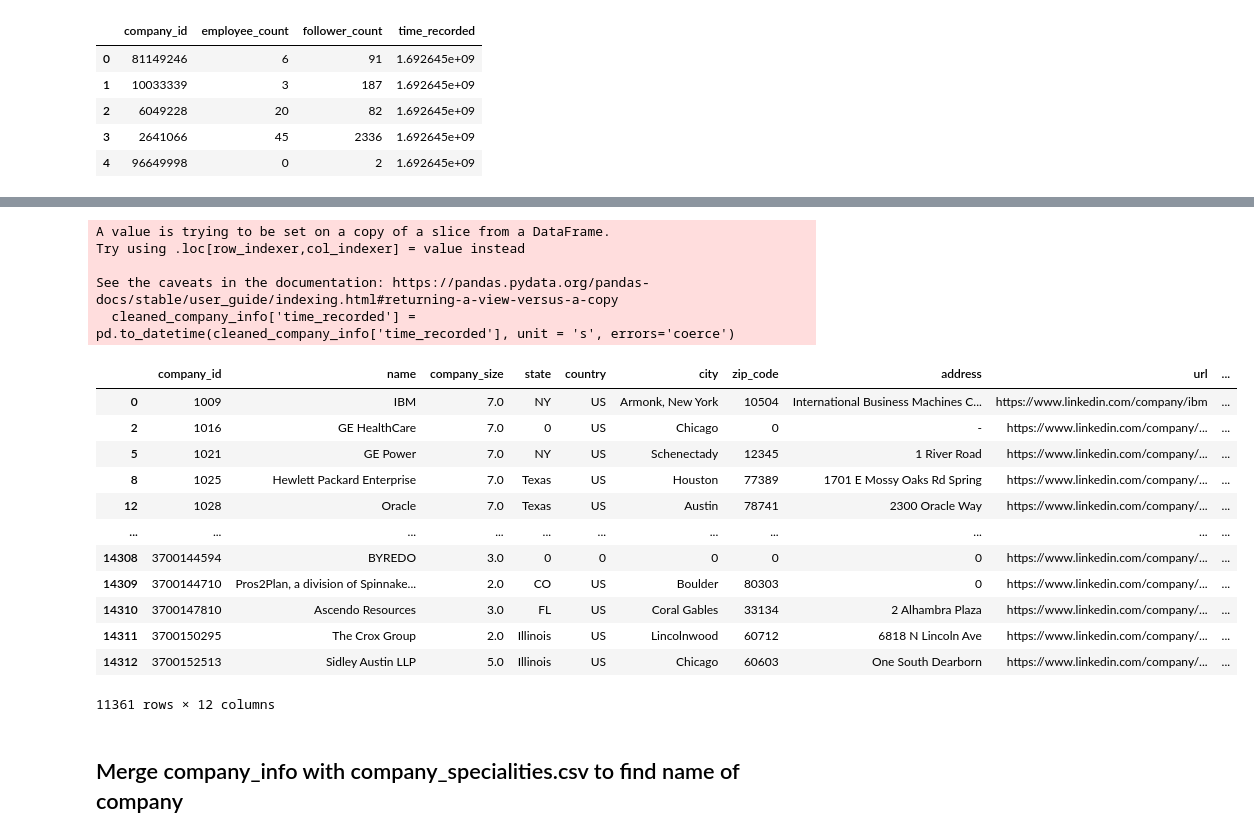
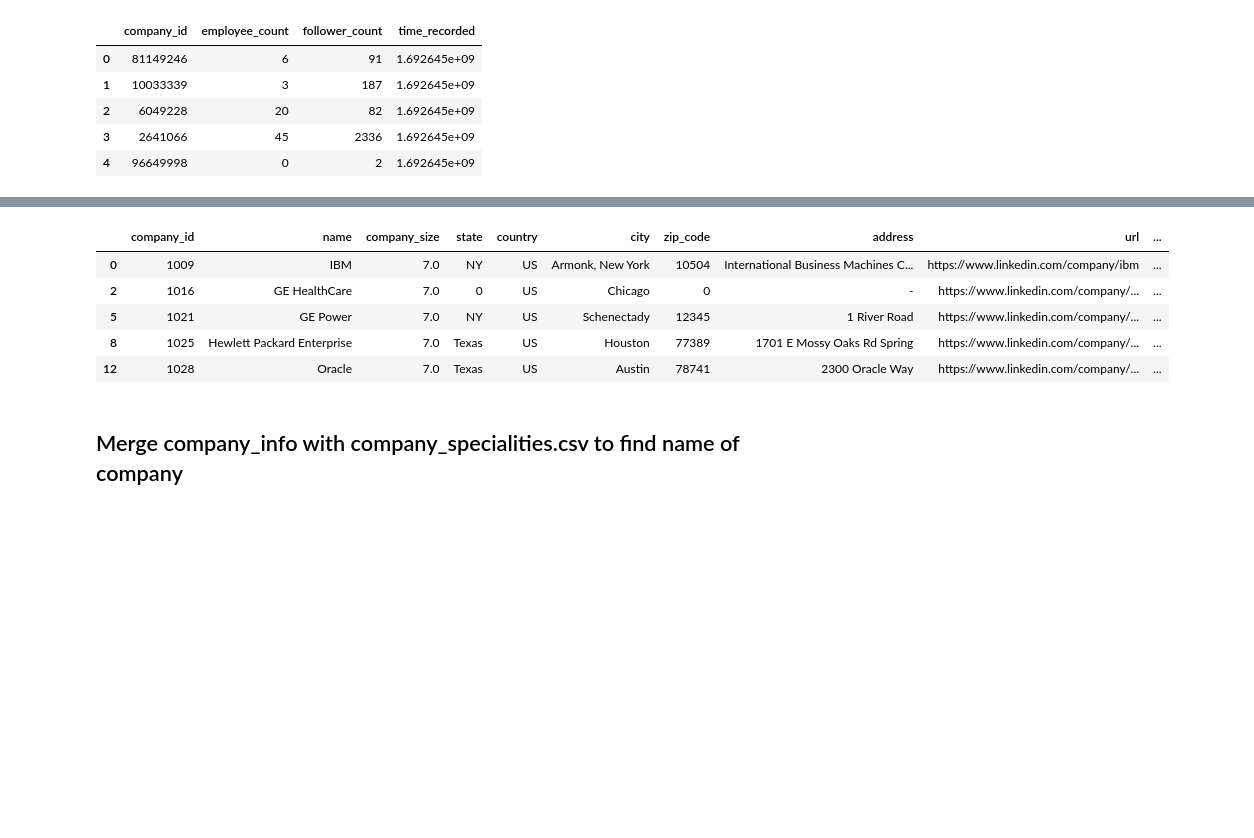
Before and after one commit to samuelkimdata/job_market_analysis, a Jupyter notebook: data_cleanup.ipynb, the cells around one changed output, grey strips where cells are left out. Drawn from its saved outputs; the diff is of its cells as text; code cells hidden in the pictures; blank space fills up the shorter version.

```diff
--- a/data_cleanup.ipynb
+++ b/data_cleanup.ipynb
@@ -135,26 +121,14 @@ cleaned_company_info
 # %%
 # Change time_recorded to datetime format
 cleaned_company_info['time_recorded'] = pd.to_datetime(cleaned_company_info['time_recorded'], unit = 's', errors='coerce')
-cleaned_company_info
+cleaned_company_info.head()
 # %% [output]
-A value is trying to be set on a copy of a slice from a DataFrame.
-Try using .loc[row_indexer,col_indexer] = value instead
-
-See the caveats in the documentation: https://pandas.pydata.org/pandas-docs/stable/user_guide/indexing.html#returning-a-view-versus-a-copy
-  cleaned_company_info['time_recorded'] = pd.to_datetime(cleaned_company_info['time_recorded'], unit = 's', errors='coerce')
 |  | company_id | name | company_size | state | country | city | zip_code | address | url | ... |
 | 0 | 1009 | IBM | 7.0 | NY | US | Armonk, New York | 10504 | International Business Machines C... | https://www.linkedin.com/company/ibm | ... |
 | 2 | 1016 | GE HealthCare | 7.0 | 0 | US | Chicago | 0 | - | https://www.linkedin.com/company/... | ... |
 | 5 | 1021 | GE Power | 7.0 | NY | US | Schenectady | 12345 | 1 River Road | https://www.linkedin.com/company/... | ... |
 | 8 | 1025 | Hewlett Packard Enterprise | 7.0 | Texas | US | Houston | 77389 | 1701 E Mossy Oaks Rd Spring | https://www.linkedin.com/company/... | ... |
 | 12 | 1028 | Oracle | 7.0 | Texas | US | Austin | 78741 | 2300 Oracle Way | https://www.linkedin.com/company/... | ... |
-| ... | ... | ... | ... | ... | ... | ... | ... | ... | ... | ... |
-| 14308 | 3700144594 | BYREDO | 3.0 | 0 | 0 | 0 | 0 | 0 | https://www.linkedin.com/company/... | ... |
-| 14309 | 3700144710 | Pros2Plan, a division of Spinnake... | 2.0 | CO | US | Boulder | 80303 | 0 | https://www.linkedin.com/company/... | ... |
-| 14310 | 3700147810 | Ascendo Resources | 3.0 | FL | US | Coral Gables | 33134 | 2 Alhambra Plaza | https://www.linkedin.com/company/... | ... |
-| 14311 | 3700150295 | The Crox Group | 2.0 | Illinois | US | Lincolnwood | 60712 | 6818 N Lincoln Ave | https://www.linkedin.com/company/... | ... |
-| 14312 | 3700152513 | Sidley Austin LLP | 5.0 | Illinois | US | Chicago | 60603 | One South Dearborn | https://www.linkedin.com/company/... | ... |
-11361 rows × 12 columns
 # %%
 # Export cleaned csv
 cleaned_company_info.to_csv('Updated Files/company_info.csv', index = False)
```
Also changed, not shown: parts of 3 cells of this notebook.
